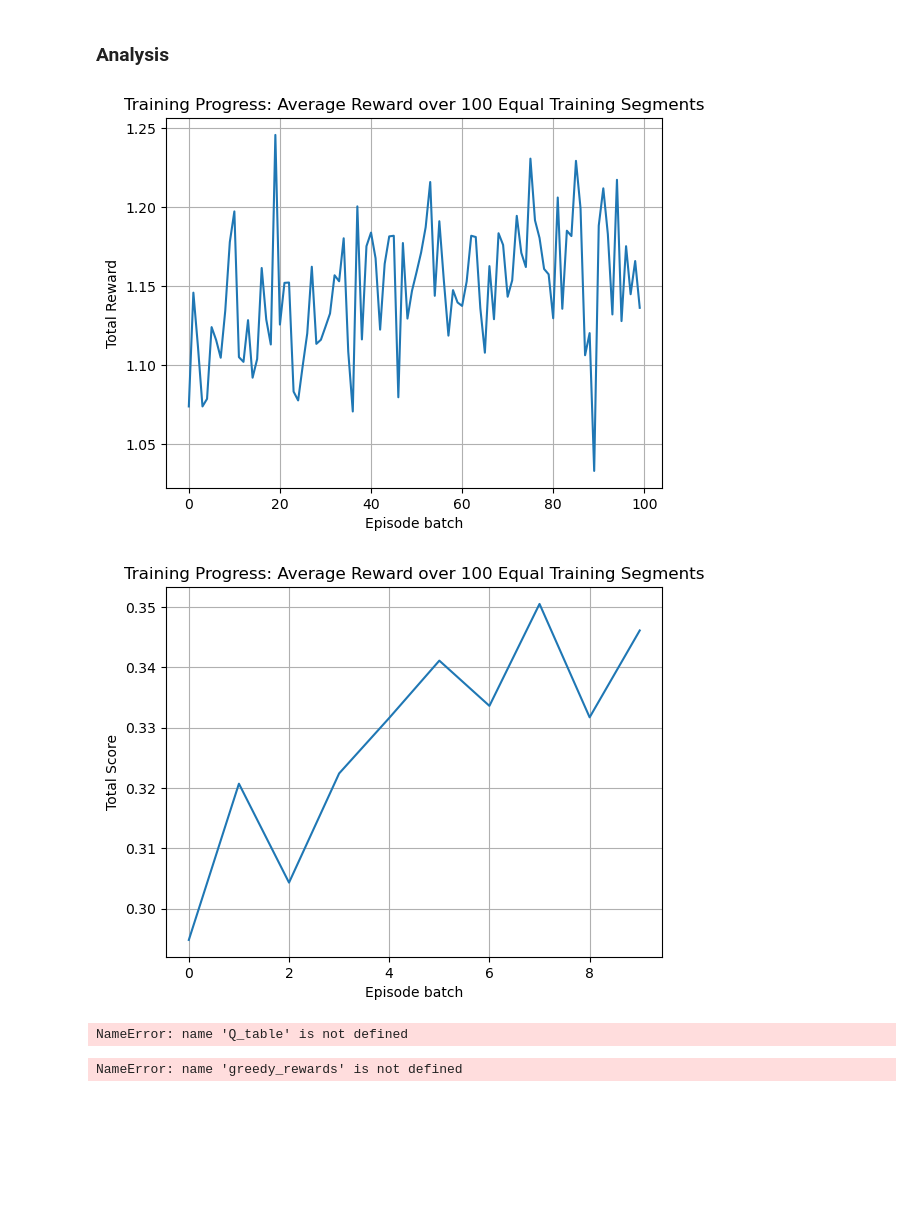
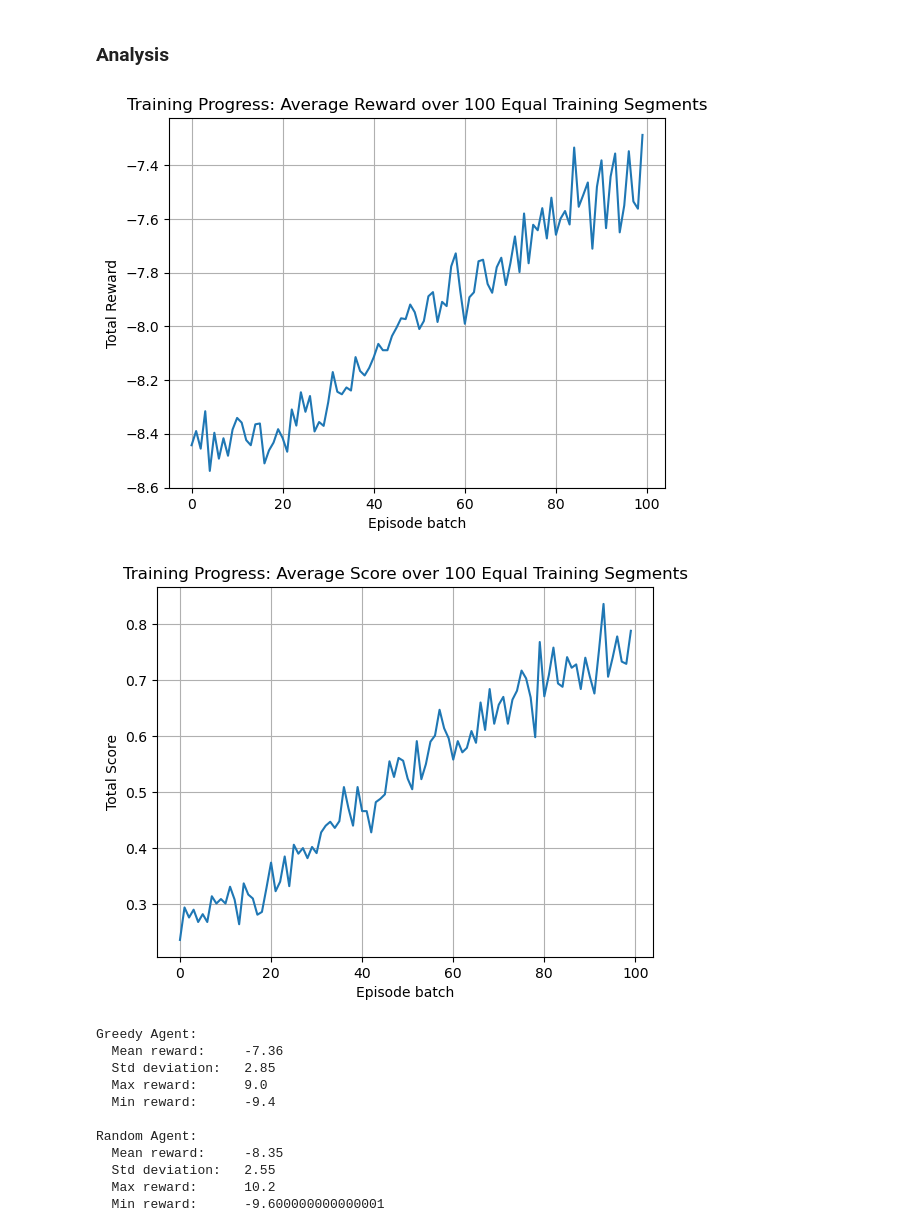
Before and after one commit to William-Pig/tetris_ai, a Jupyter notebook: main.ipynb, the cells around one changed output. Cells and saved outputs as stored; diff of their text form; code cells hidden in the pictures; blank space fills up the shorter version.

Commit message:
update reward function

```diff
--- a/main.ipynb
+++ b/main.ipynb
@@ -398,8 +394,8 @@ from TetrisGym import TetrisGym
 ### Training (Start Fresh)
 # %%
 """Q-learning parameters"""
-alpha = 0.01  # learning rate
-gamma = 0.95  # discount factor
+alpha = 0.05  # learning rate
+gamma = 0.5  # discount factor
 
 epsilon = 1.0  # exploration rate (starting value)
 epsilon_min = 0.01  # minimum epsilon
@@ -584,16 +580,16 @@ plt.title('Training Progress: Average Reward over 100 Equal Training Segments')
 plt.grid(True)
 plt.show()
 # %% [output]
-[figure, old version]
+[figure, new version]
 # %%
 plt.plot(np.mean(np.array_split(episode_score, 100),axis=1))
 plt.xlabel('Episode batch')
 plt.ylabel('Total Score')
-plt.title('Training Progress: Average Reward over 100 Equal Training Segments')
+plt.title('Training Progress: Average Score over 100 Equal Training Segments')
 plt.grid(True)
 plt.show()
 # %% [output]
-[figure, old version]
+[figure, new version]
 # %%
 def evaluate_trained_policy(env, Q, num_episodes=1000):
     """Evaluate the policy with no exploration"""
@@ -636,8 +632,6 @@ greedy_rewards = evaluate_trained_policy(env_trained, trained_Q)
 
 env_random = TetrisGym(width=6, height=6, state_mode='flat')
 random_rewards = evaluate_random_policy(env_random)
-# %% [output]
-NameError: name 'Q_table' is not defined
 # %%
 def summarize_stats(name, rewards):
     rewards = np.array(rewards)
@@ -651,7 +645,17 @@ def summarize_stats(name, rewards):
 summarize_stats("Greedy", greedy_rewards)
 summarize_stats("Random", random_rewards)
 # %% [output]
-NameError: name 'greedy_rewards' is not defined
+Greedy Agent:
+  Mean reward:     -7.36
+  Std deviation:   2.85
+  Max reward:      9.0
+  Min reward:      -9.4
+
+Random Agent:
+  Mean reward:     -8.35
+  Std deviation:   2.55
+  Max reward:      10.2
+  Min reward:      -9.600000000000001
 # %%
 """Generates a gif of AI playing, also logs unvisted state"""
 
```
Also changed, not shown: parts of 5 cells of this notebook, 2 other files.
